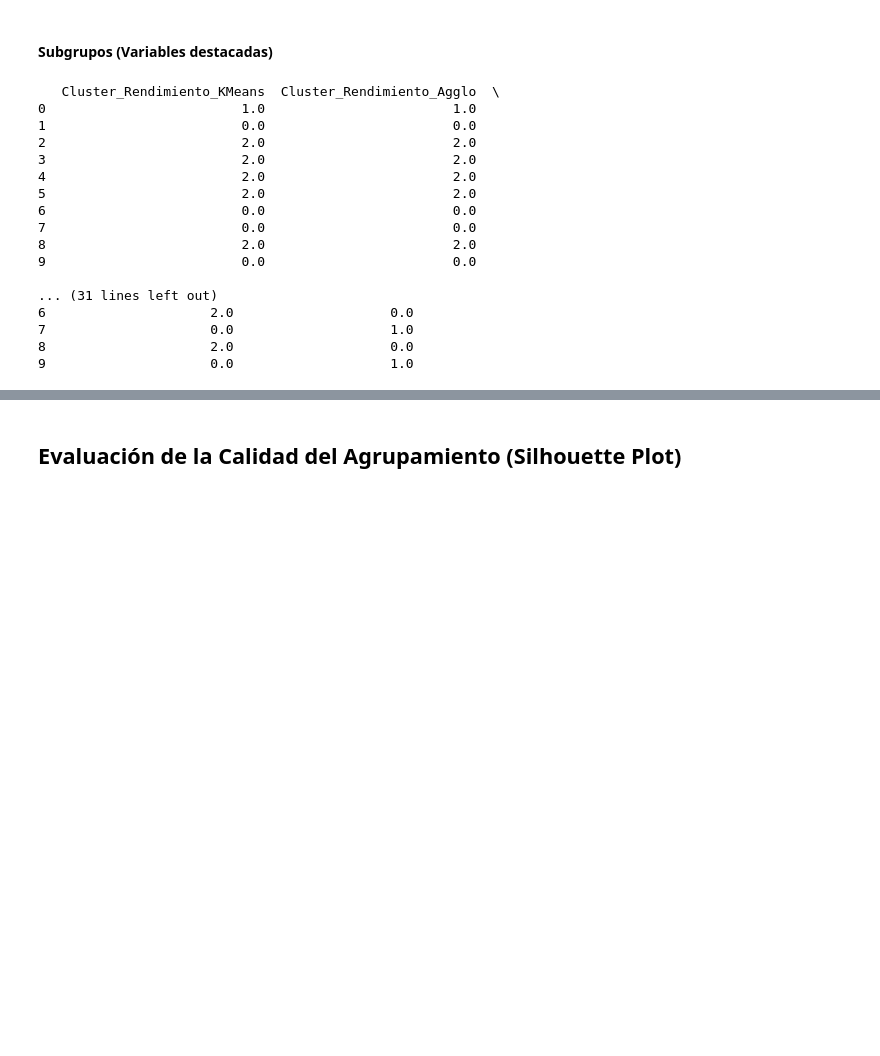
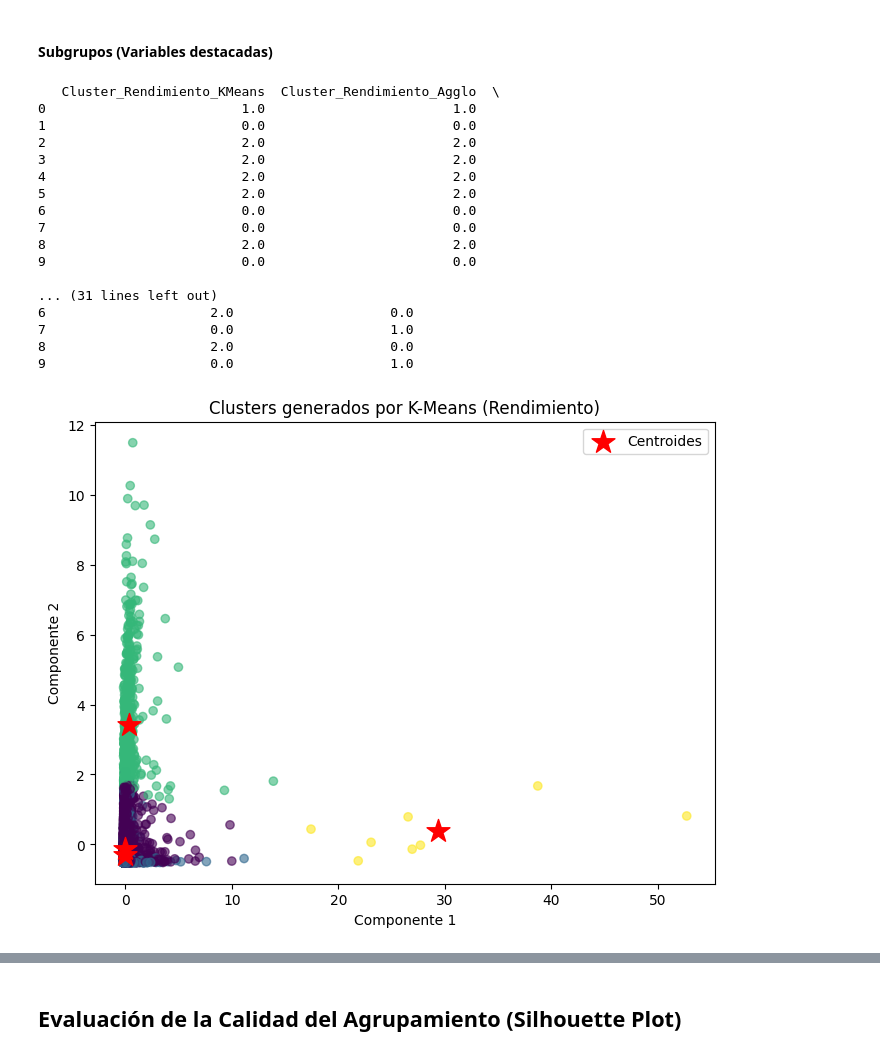
Before and after one commit to Diegoval-Dev/DM-PRY1-P2, a Jupyter notebook: Proyect1Part2.ipynb, the cells around one changed output, grey strips where cells are left out. Drawn from its saved outputs; the diff is of its cells as text; code cells hidden in the pictures; blank space fills up the shorter version.

```diff
--- a/Proyect1Part2.ipynb
+++ b/Proyect1Part2.ipynb
@@ -292,41 +321,72 @@ group_optimal = {
 
 for name, data in groups.items():
     k = group_optimal[name]
-    km = KMeans(n_clusters=k, random_state=42)
+
+    km = KMeans(n_clusters=k, random_state=42, n_init=10)
     clusters = km.fit_predict(data)
     agglo = AgglomerativeClustering(n_clusters=k, linkage='ward')
     clusters_agglo = agglo.fit_predict(data)
+
     if name == 'Rendimiento':
         idx = indices_rendimiento
     elif name == 'Financiero':
         idx = indices_financiero
     elif name == 'Produccion':
         idx = indices_produccion
     elif name == 'Reparto':
         idx = indices_reparto
+
     df.loc[idx, f'Cluster_{name}_KMeans'] = clusters
     df.loc[idx, f'Cluster_{name}_Agglo'] = clusters_agglo
-
 
 print(df[['Cluster_Rendimiento_KMeans', 'Cluster_Rendimiento_Agglo',
           'Cluster_Financiero_KMeans', 'Cluster_Financiero_Agglo',
           'Cluster_Produccion_KMeans', 'Cluster_Produccion_Agglo',
           'Cluster_Reparto_KMeans', 'Cluster_Reparto_Agglo']].head(10))
+
+
+for name, data in groups.items():
+    k = group_optimal[name]
+
+    km = KMeans(n_clusters=k, random_state=42, n_init=10)
+    clusters = km.fit_predict(data)
+
+    plt.figure(figsize=(8,6))
+    plt.scatter(data[:, 0], data[:, 1], c=clusters, cmap='viridis', alpha=0.6)
+    plt.scatter(km.cluster_centers_[:, 0], km.cluster_centers_[:, 1], s=300, c='red', marker='*', label="Centroides")
+    plt.title(f"Clusters generados por K-Means ({name})")
+    plt.xlabel("Componente 1")
+    plt.ylabel("Componente 2")
+    plt.legend()
+    plt.show()
+
+
+    def hierarchical_clustering(X, title):
+        """Genera un dendrograma para representar la estructura de clustering jerárquico"""
+        plt.figure(figsize=(10, 6))
+        sch.dendrogram(sch.linkage(X, method='ward'))
+        plt.title(f"Dendrograma - {title}")
+        plt.xlabel("Observaciones")
+        plt.ylabel("Distancia Euclidiana")
+        plt.show()
+
+    hierarchical_clustering(data, f"{name} - Agglomerative Clustering")
 # %% [output]
    Cluster_Rendimiento_KMeans  Cluster_Rendimiento_Agglo  \
 0                         1.0                        1.0
 1                         0.0                        0.0
 2                         2.0                        2.0
 3                         2.0                        2.0
 4                         2.0                        2.0
 5                         2.0                        2.0
 6                         0.0                        0.0
 7                         0.0                        0.0
 8                         2.0                        2.0
 9                         0.0                        0.0
 
 ... (31 lines left out)
 6                     2.0                    0.0
 7                     0.0                    1.0
 8                     2.0                    0.0
 9                     0.0                    1.0
+[figure, added]
```
Also changed, not shown: parts of 6 cells of this notebook.
